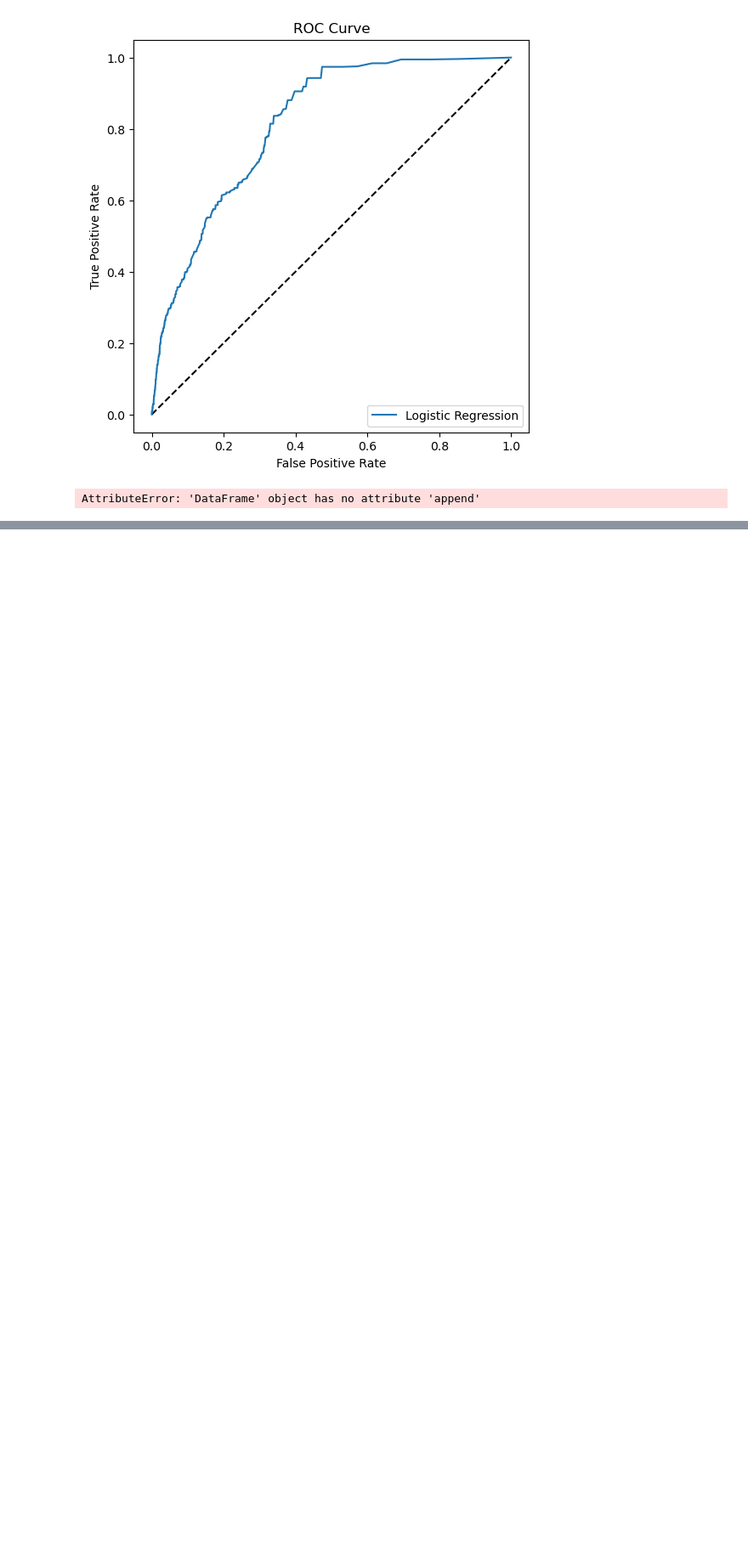
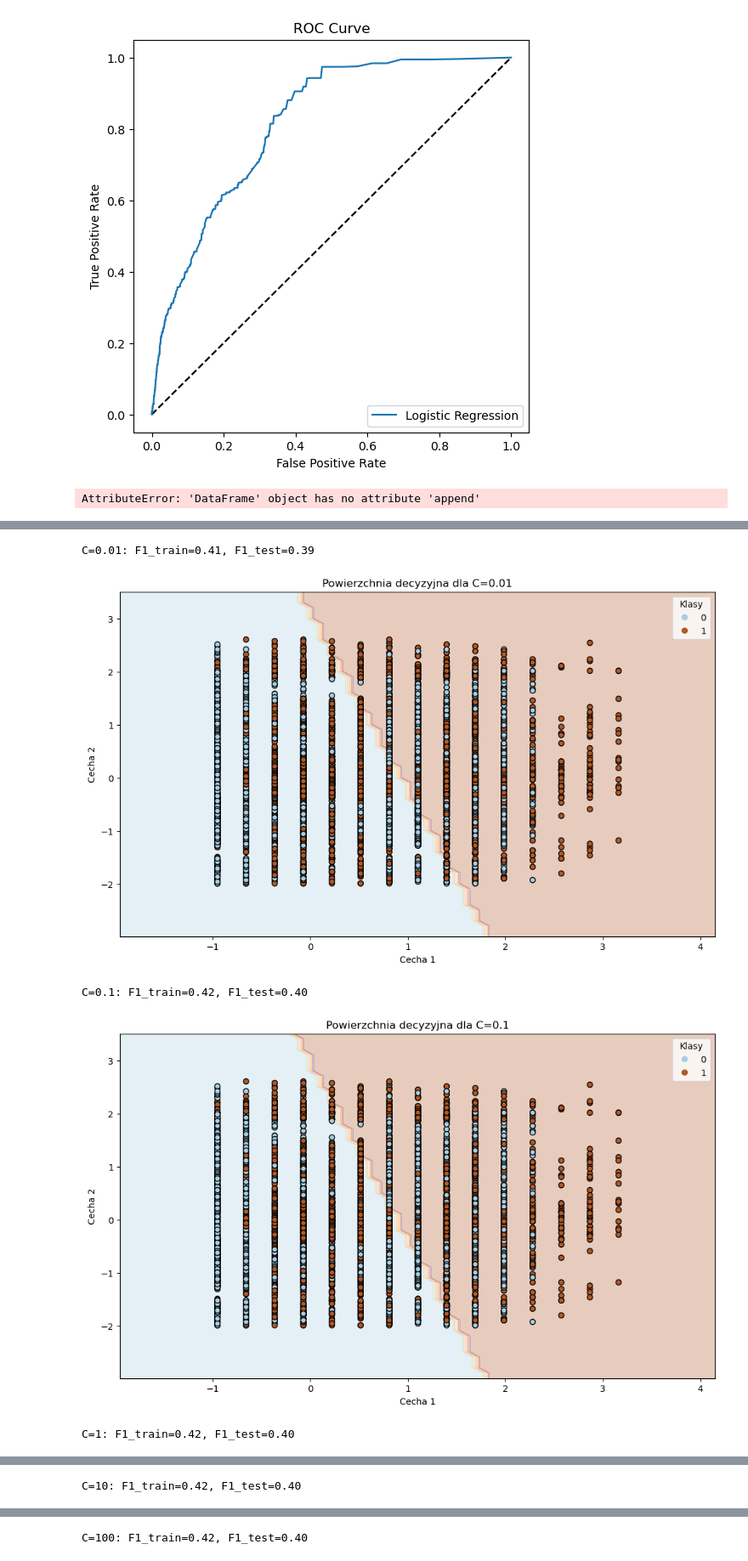
Before and after one commit to Tobias-2/modul_14, a Jupyter notebook: Untitled.ipynb, the cells around one changed output, grey strips where cells are left out. Shown at 85% size. Drawn from its saved outputs; the diff is of its cells as text; code cells hidden in the pictures; blank space fills up the shorter version.

```diff
--- a/Untitled.ipynb
+++ b/Untitled.ipynb
@@ -586,0 +481,59 @@ AttributeError: 'DataFrame' object has no attribute 'append'
+# %%
+import pandas as pd
+import numpy as np
+import matplotlib.pyplot as plt
+from sklearn.linear_model import LogisticRegression
+from sklearn.preprocessing import StandardScaler
+from sklearn.metrics import f1_score
+from sklearn.model_selection import train_test_split
+
+
+
+
+X_train, X_test, y_train, y_test = train_test_split(X, y, test_size=0.3, random_state=42)
+
+
+scaler = StandardScaler()
+X_train_scaled = scaler.fit_transform(X_train)
+X_test_scaled = scaler.transform(X_test)
+
+
+def plot_classification_surface(X_plot, y_plot, trained_model, title):
+    plt.figure(figsize=(12, 7))
+    x_min, x_max = X_plot[:, 0].min() - 1, X_plot[:, 0].max() + 1
+    y_min, y_max = X_plot[:, 1].min() - 1, X_plot[:, 1].max() + 1
+    xx, yy = np.meshgrid(np.arange(x_min, x_max, 0.1),
+                         np.arange(y_min, y_max, 0.1))
+    Z = trained_model.predict(np.c_[xx.ravel(), yy.ravel()])
+    Z = Z.reshape(xx.shape)
+    plt.contourf(xx, yy, Z, alpha=0.3, cmap='Paired')
+    scatter = plt.scatter(X_plot[:, 0], X_plot[:, 1], c=y_plot, cmap='Paired', edgecolor='k')
+    plt.title(title)
+    plt.xlabel('Cecha 1')
+    plt.ylabel('Cecha 2')
+    plt.legend(*scatter.legend_elements(), title="Klasy")
+    plt.show()
+
+# Wybierz dwie cechy do wizualizacji
+X_train_vis = X_train_scaled[:, :2]
+X_test_vis = X_test_scaled[:, :2]
+
+# Lista wartości hiperparametru C
+C_values = [0.01, 0.1, 1, 10, 100]
+
+# Trenuj i oceniaj modele dla różnych wartości C
+for C in C_values:
+    model = LogisticRegression(C=C, random_state=42)
+    model.fit(X_train_vis, y_train)
+    y_train_pred = model.predict(X_train_vis)
+    y_test_pred = model.predict(X_test_vis)
+    f1_train = f1_score(y_train, y_train_pred)
+    f1_test = f1_score(y_test, y_test_pred)
+    print(f'C={C}: F1_train={f1_train:.2f}, F1_test={f1_test:.2f}')
+    plot_classification_surface(X_train_vis, y_train, model, f'Powierzchnia decyzyjna dla C={C}')
+# %% [output]
+C=0.01: F1_train=0.41, F1_test=0.39
+[figure, added]
+C=0.1: F1_train=0.42, F1_test=0.40
+[figure, added]
+C=1: F1_train=0.42, F1_test=0.40
@@ -586,0 +541 @@ AttributeError: 'DataFrame' object has no attribute 'append'
+C=10: F1_train=0.42, F1_test=0.40
@@ -586,0 +543 @@ AttributeError: 'DataFrame' object has no attribute 'append'
+C=100: F1_train=0.42, F1_test=0.40
```
Also changed, not shown: parts of 4 cells of this notebook, 1 other file.
